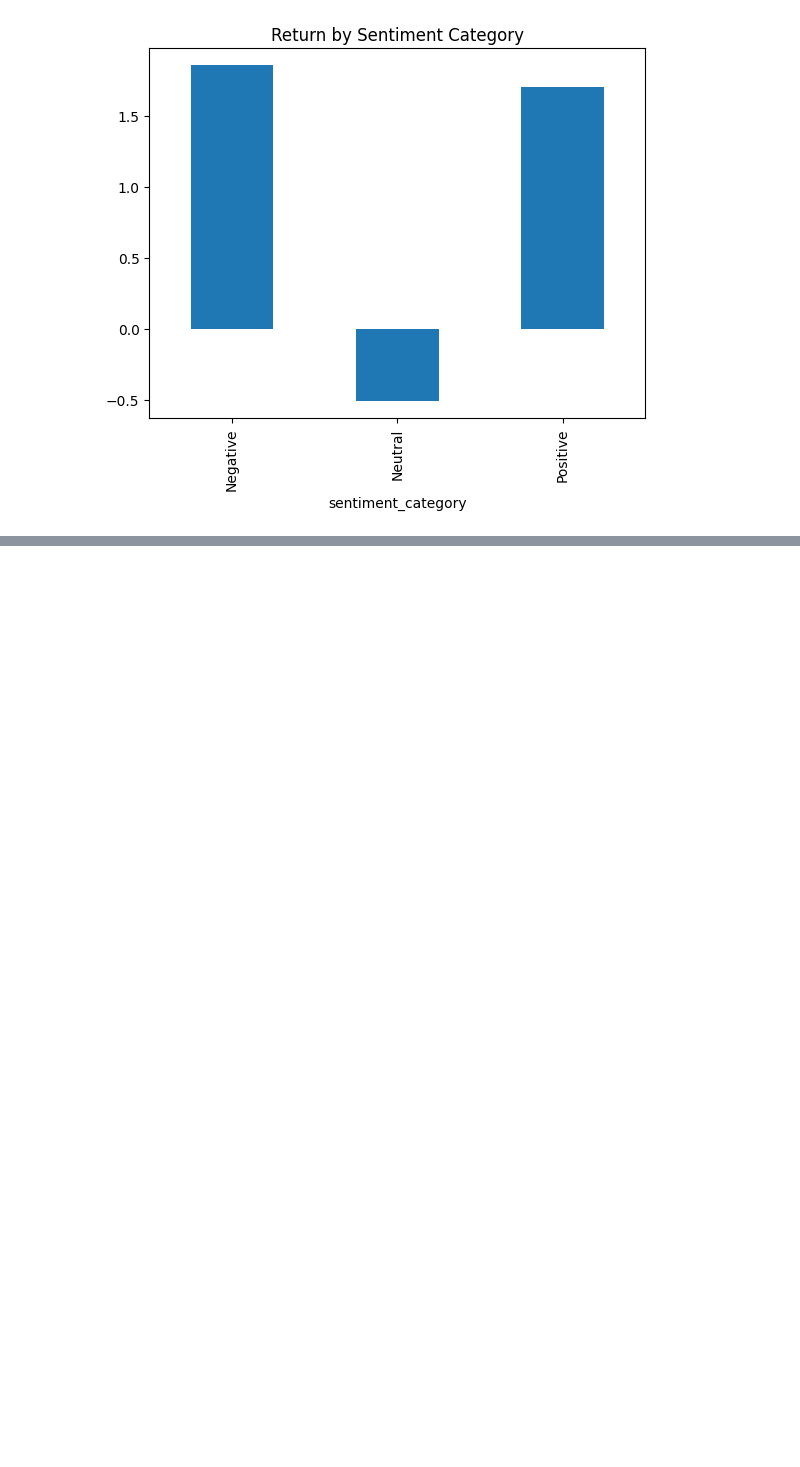
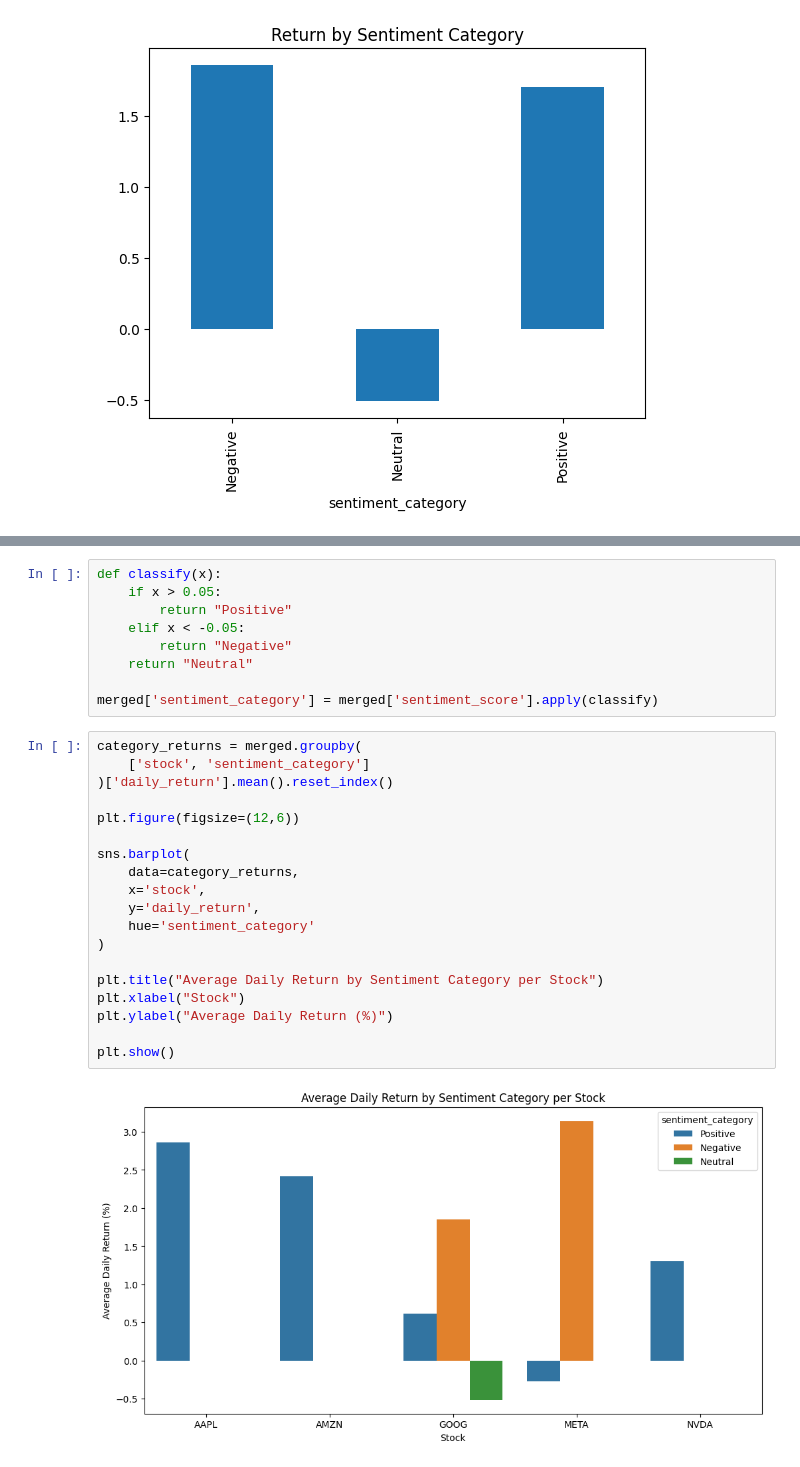
Before and after one commit to Bilen189/nova-financial-analysis-week1, a Jupyter notebook: notebooks/task3_sentiment_analysis.ipynb, the cells around one changed output, grey strips where cells are left out. Cells and saved outputs as stored; diff of their text form; blank space fills up the shorter version.

```diff
--- a/notebooks/task3_sentiment_analysis.ipynb
+++ b/notebooks/task3_sentiment_analysis.ipynb
@@ -263,0 +398,30 @@ plt.show()
+# %%
+def classify(x):
+    if x > 0.05:
+        return "Positive"
+    elif x < -0.05:
+        return "Negative"
+    return "Neutral"
+
+merged['sentiment_category'] = merged['sentiment_score'].apply(classify)
+# %%
+category_returns = merged.groupby(
+    ['stock', 'sentiment_category']
+)['daily_return'].mean().reset_index()
+
+plt.figure(figsize=(12,6))
+
+sns.barplot(
+    data=category_returns,
+    x='stock',
+    y='daily_return',
+    hue='sentiment_category'
+)
+
+plt.title("Average Daily Return by Sentiment Category per Stock")
+plt.xlabel("Stock")
+plt.ylabel("Average Daily Return (%)")
+
+plt.show()
+# %% [output]
+[figure, added]
```
Also changed, not shown: parts of 15 cells of this notebook.
